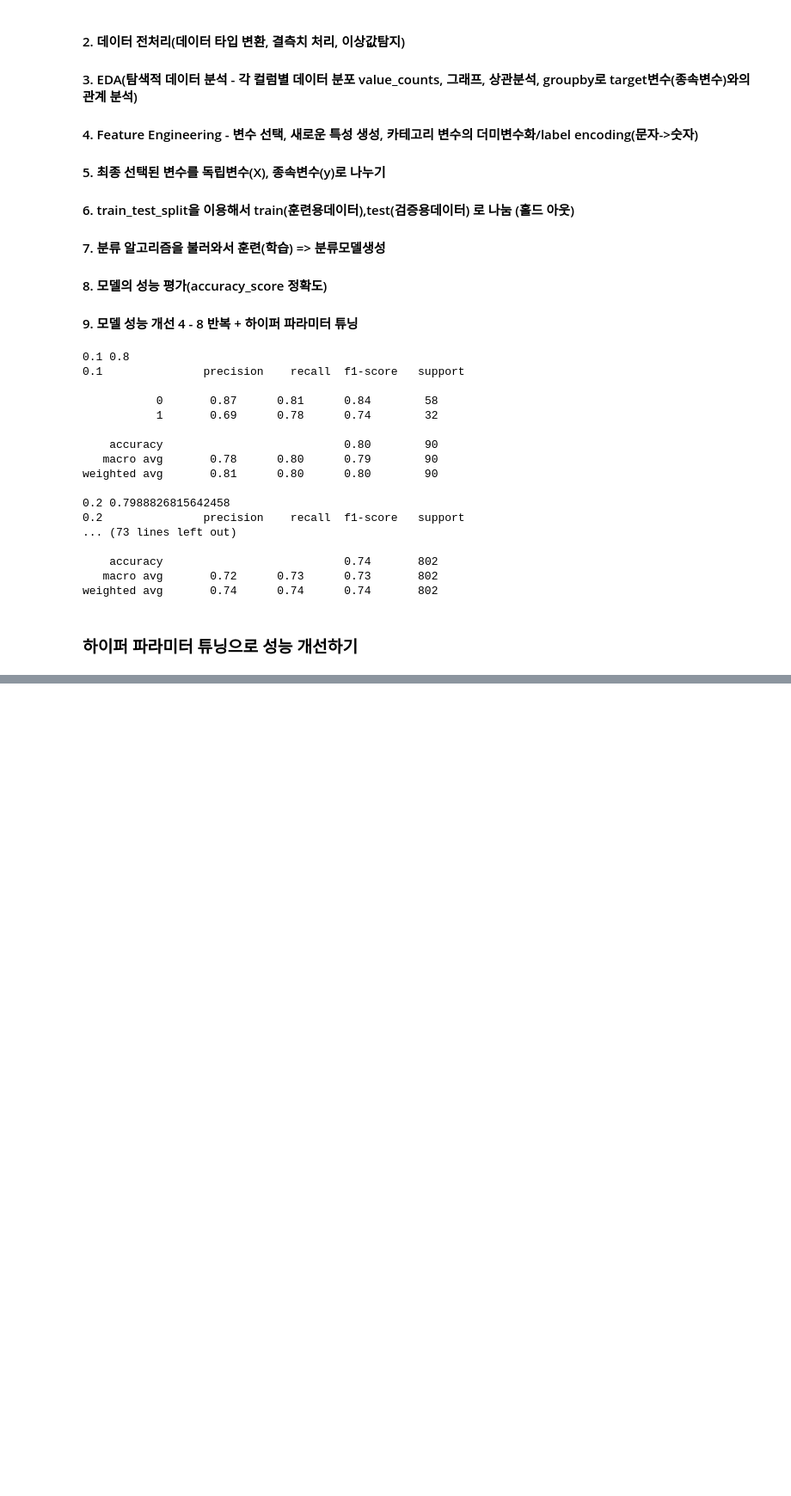
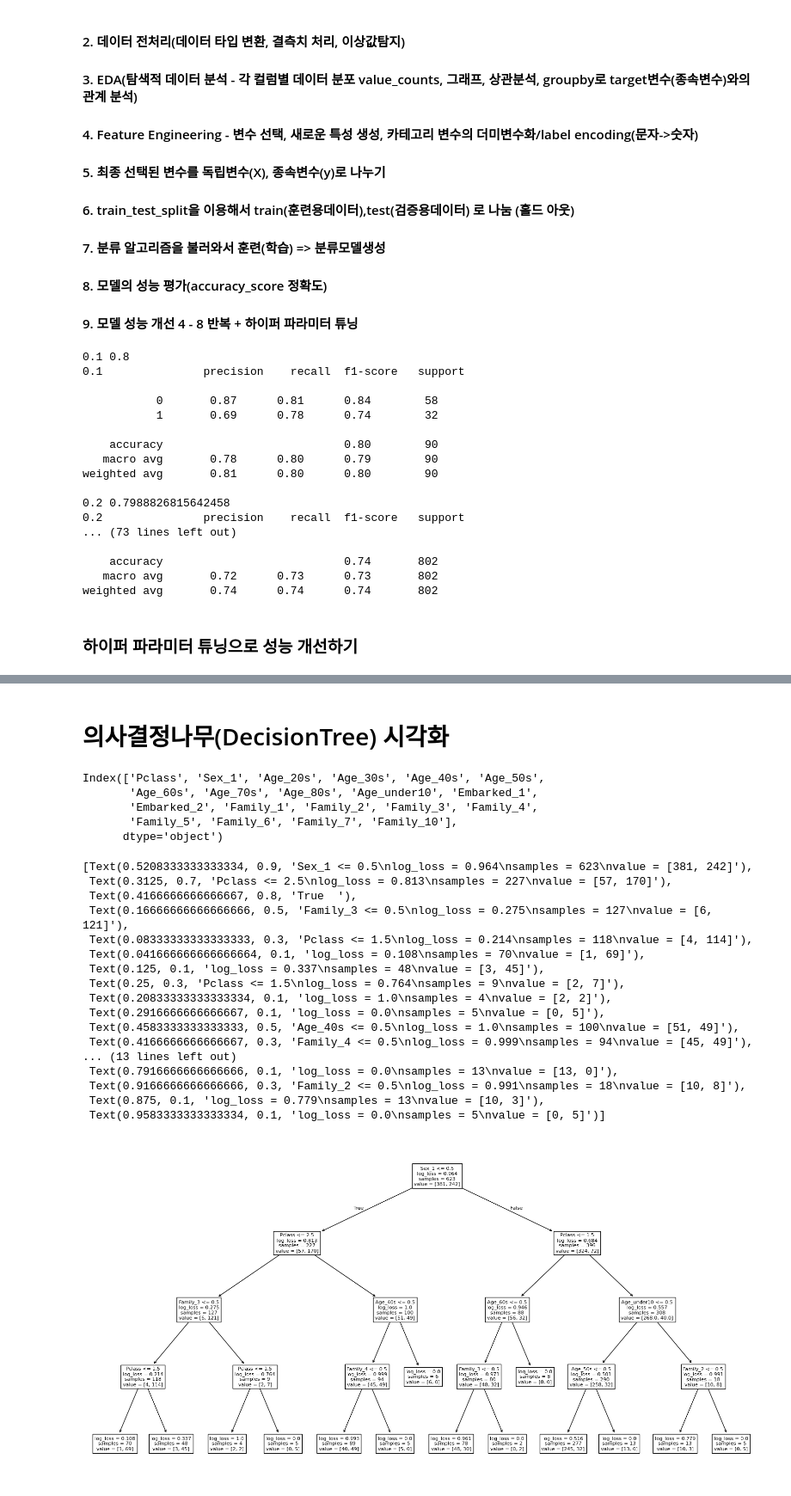
Before and after one commit to jykim9280/Fintech_service, a Jupyter notebook: 06machine learning/04데이터전처리연습-titanic데이터 (1).ipynb, the cells around one changed output, grey strips where cells are left out. Shown at 86% size. Saved outputs shown, nothing was run; the diff lists cells and outputs as text; code cells hidden in the pictures; blank space fills up the shorter version.

```diff
--- a/06machine learning/04데이터전처리연습-titanic데이터 (1).ipynb
+++ b/06machine learning/04데이터전처리연습-titanic데이터 (1).ipynb
@@ -2413,0 +2444,7 @@ weighted avg       0.74      0.74      0.74       802
+# %%
+for i in range(1, 20):
+    dtc = DecisionTreeClassifier(criterion="entropy", max_depth=i, random_state=8)
+    dtc.fit(X_train, y_train)
+    pred = dtc.predict(X_test)
+    print(i, accuracy_score(y_test, pred))
+    print(i, classification_report(y_test, pred))
@@ -2413,0 +2469,6 @@ weighted avg       0.74      0.74      0.74       802
+# %%
+dtc = DecisionTreeClassifier(criterion="entropy", max_depth=4, random_state=8)
+dtc.fit(X_train, y_train)
+pred = dtc.predict(X_test)
+print(accuracy_score(y_test, pred))
+print(classification_report(y_test, pred))
@@ -2413,0 +2487,7 @@ weighted avg       0.74      0.74      0.74       802
+# %%
+for i in range(1, 20):
+    dtc = DecisionTreeClassifier(criterion="log_loss", max_depth=i, random_state=8)
+    dtc.fit(X_train, y_train)
+    pred = dtc.predict(X_test)
+    print(i, accuracy_score(y_test, pred))
+    print(i, classification_report(y_test, pred))
@@ -2413,0 +2512,6 @@ weighted avg       0.74      0.74      0.74       802
+# %%
+dtc = DecisionTreeClassifier(criterion="log_loss", max_depth=4, random_state=8) #MAX DEPTH 조절 필요
+dtc.fit(X_train, y_train)
+pred = dtc.predict(X_test)
+print(accuracy_score(y_test, pred))
+print(classification_report(y_test, pred))
@@ -2413,0 +2528,2 @@ weighted avg       0.74      0.74      0.74       802
+# %% [markdown]
+# 의사결정나무(DecisionTree) 시각화
@@ -2413,0 +2533,30 @@ weighted avg       0.74      0.74      0.74       802
+# %%
+X_train.columns
+# %% [output]
+Index(['Pclass', 'Sex_1', 'Age_20s', 'Age_30s', 'Age_40s', 'Age_50s',
+       'Age_60s', 'Age_70s', 'Age_80s', 'Age_under10', 'Embarked_1',
+       'Embarked_2', 'Family_1', 'Family_2', 'Family_3', 'Family_4',
+       'Family_5', 'Family_6', 'Family_7', 'Family_10'],
+      dtype='object')
+# %%
+plt.figure(figsize=(20,10))
+plot_tree(dtc, feature_names= X_train.columns)
+# %% [output]
+[Text(0.5208333333333334, 0.9, 'Sex_1 <= 0.5\nlog_loss = 0.964\nsamples = 623\nvalue = [381, 242]'),
+ Text(0.3125, 0.7, 'Pclass <= 2.5\nlog_loss = 0.813\nsamples = 227\nvalue = [57, 170]'),
+ Text(0.4166666666666667, 0.8, 'True  '),
+ Text(0.16666666666666666, 0.5, 'Family_3 <= 0.5\nlog_loss = 0.275\nsamples = 127\nvalue = [6, 121]'),
+ Text(0.08333333333333333, 0.3, 'Pclass <= 1.5\nlog_loss = 0.214\nsamples = 118\nvalue = [4, 114]'),
+ Text(0.041666666666666664, 0.1, 'log_loss = 0.108\nsamples = 70\nvalue = [1, 69]'),
+ Text(0.125, 0.1, 'log_loss = 0.337\nsamples = 48\nvalue = [3, 45]'),
+ Text(0.25, 0.3, 'Pclass <= 1.5\nlog_loss = 0.764\nsamples = 9\nvalue = [2, 7]'),
+ Text(0.20833333333333334, 0.1, 'log_loss = 1.0\nsamples = 4\nvalue = [2, 2]'),
+ Text(0.2916666666666667, 0.1, 'log_loss = 0.0\nsamples = 5\nvalue = [0, 5]'),
+ Text(0.4583333333333333, 0.5, 'Age_40s <= 0.5\nlog_loss = 1.0\nsamples = 100\nvalue = [51, 49]'),
+ Text(0.4166666666666667, 0.3, 'Family_4 <= 0.5\nlog_loss = 0.999\nsamples = 94\nvalue = [45, 49]'),
+... (13 lines left out)
+ Text(0.7916666666666666, 0.1, 'log_loss = 0.0\nsamples = 13\nvalue = [13, 0]'),
+ Text(0.9166666666666666, 0.3, 'Family_2 <= 0.5\nlog_loss = 0.991\nsamples = 18\nvalue = [10, 8]'),
+ Text(0.875, 0.1, 'log_loss = 0.779\nsamples = 13\nvalue = [10, 3]'),
+ Text(0.9583333333333334, 0.1, 'log_loss = 0.0\nsamples = 5\nvalue = [0, 5]')]
+[figure, added]
```
Also changed, not shown: parts of 20 cells of this notebook, 2 other files.
